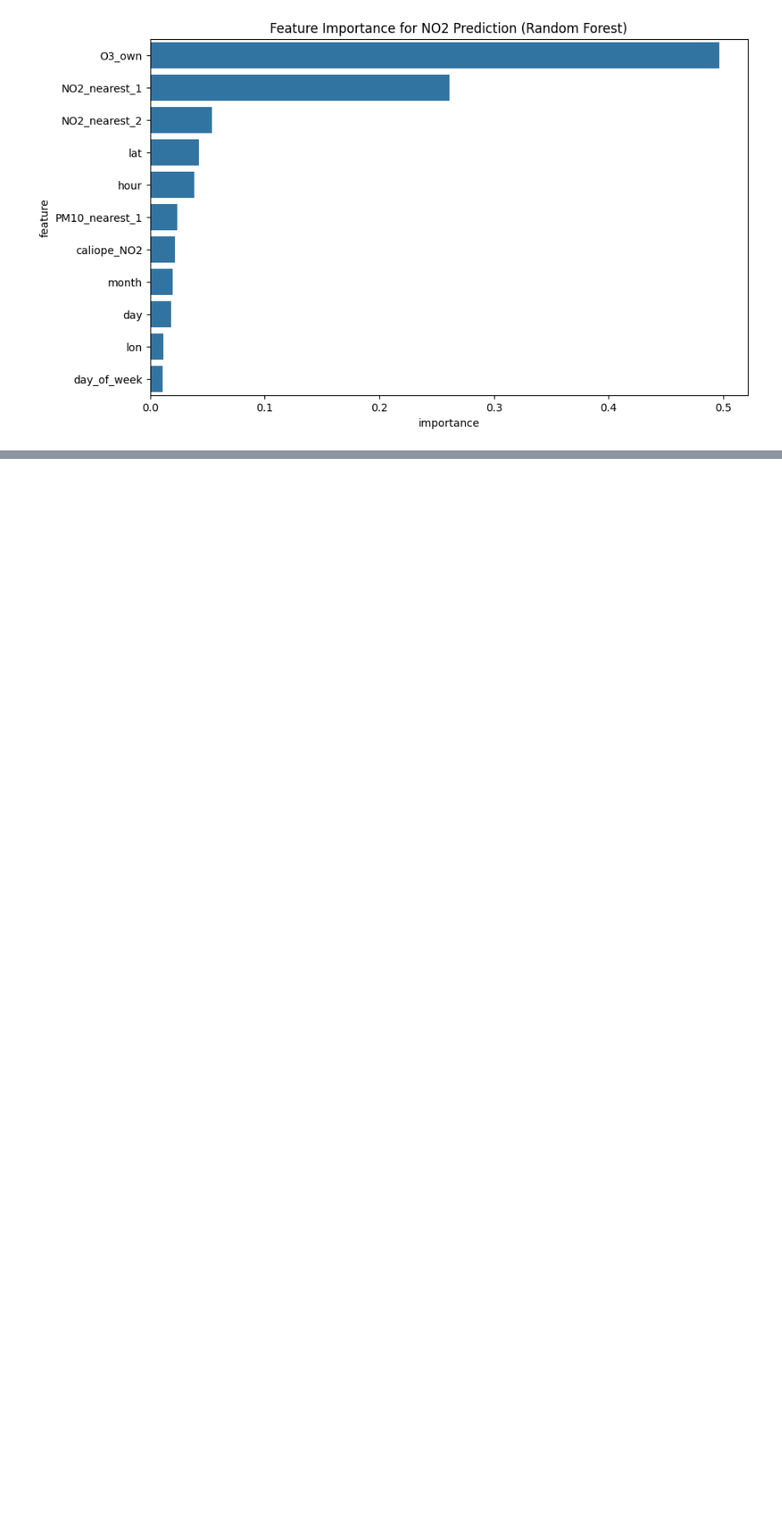
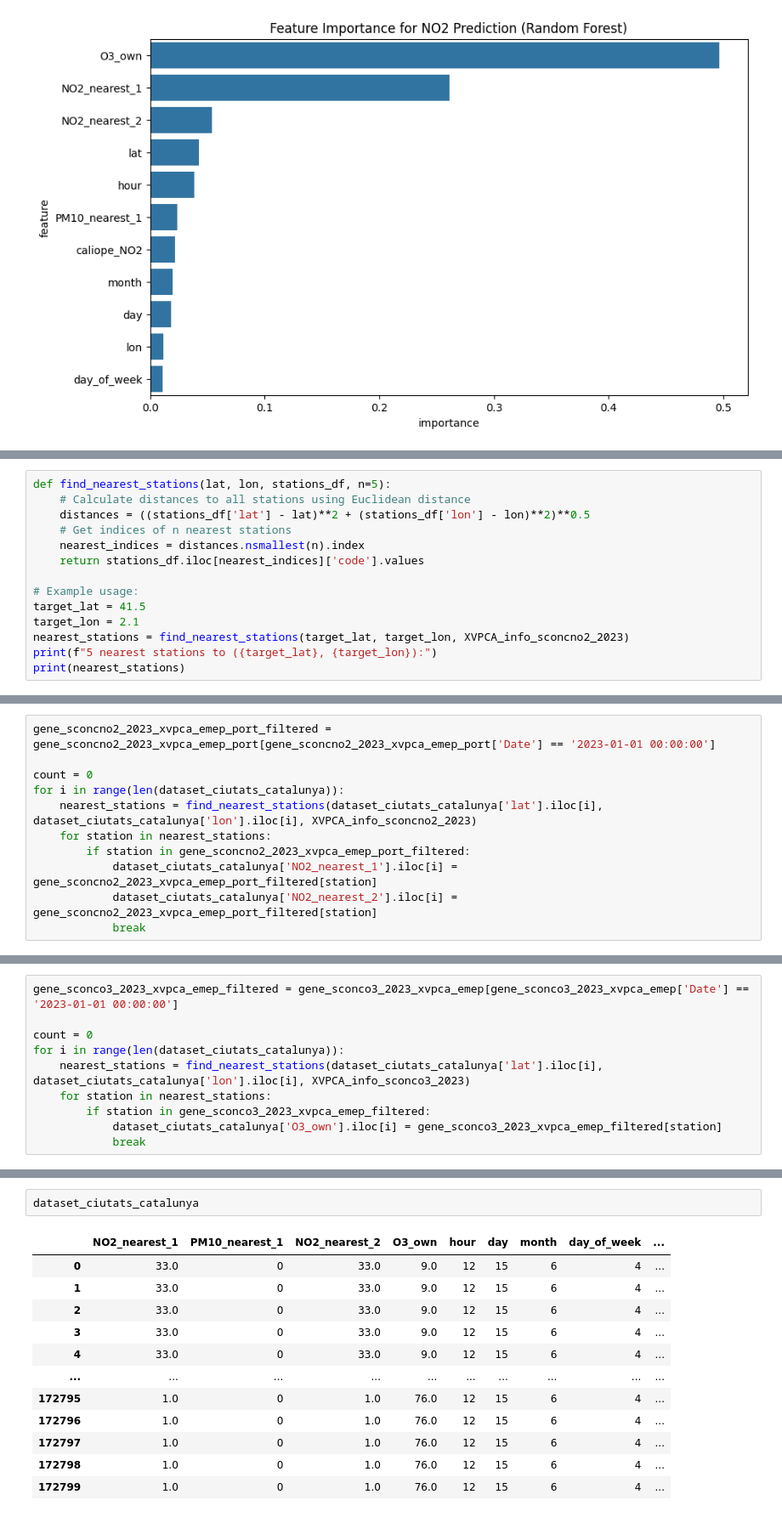
Before and after one commit to jordi-espasa/hackathon, a Jupyter notebook: caliope_model.ipynb, the cells around one changed output, grey strips where cells are left out. Shown: that part at 85% size. Drawn from its saved outputs; the diff is of its cells as text; blank space fills up the shorter version.

```diff
--- a/caliope_model.ipynb
+++ b/caliope_model.ipynb
@@ -167,0 +215,14 @@ R2 Score: 0.74
+# %%
+def find_nearest_stations(lat, lon, stations_df, n=5):
+    # Calculate distances to all stations using Euclidean distance
+    distances = ((stations_df['lat'] - lat)**2 + (stations_df['lon'] - lon)**2)**0.5
+    # Get indices of n nearest stations
+    nearest_indices = distances.nsmallest(n).index
+    return stations_df.iloc[nearest_indices]['code'].values
+
+# Example usage:
+target_lat = 41.5
+target_lon = 2.1
+nearest_stations = find_nearest_stations(target_lat, target_lon, XVPCA_info_sconcno2_2023)
+print(f"5 nearest stations to ({target_lat}, {target_lon}):")
+print(nearest_stations)
@@ -167,0 +232,11 @@ R2 Score: 0.74
+# %%
+gene_sconcno2_2023_xvpca_emep_port_filtered = gene_sconcno2_2023_xvpca_emep_port[gene_sconcno2_2023_xvpca_emep_port['Date'] == '2023-01-01 00:00:00']
+
+count = 0
+for i in range(len(dataset_ciutats_catalunya)):
+    nearest_stations = find_nearest_stations(dataset_ciutats_catalunya['lat'].iloc[i], dataset_ciutats_catalunya['lon'].iloc[i], XVPCA_info_sconcno2_2023)
+    for station in nearest_stations:
+        if station in gene_sconcno2_2023_xvpca_emep_port_filtered:
+            dataset_ciutats_catalunya['NO2_nearest_1'].iloc[i] = gene_sconcno2_2023_xvpca_emep_port_filtered[station]
+            dataset_ciutats_catalunya['NO2_nearest_2'].iloc[i] = gene_sconcno2_2023_xvpca_emep_port_filtered[station]
+            break
@@ -167,0 +261,10 @@ R2 Score: 0.74
+# %%
+gene_sconco3_2023_xvpca_emep_filtered = gene_sconco3_2023_xvpca_emep[gene_sconco3_2023_xvpca_emep['Date'] == '2023-01-01 00:00:00']
+
+count = 0
+for i in range(len(dataset_ciutats_catalunya)):
+    nearest_stations = find_nearest_stations(dataset_ciutats_catalunya['lat'].iloc[i], dataset_ciutats_catalunya['lon'].iloc[i], XVPCA_info_sconco3_2023)
+    for station in nearest_stations:
+        if station in gene_sconco3_2023_xvpca_emep_filtered:
+            dataset_ciutats_catalunya['O3_own'].iloc[i] = gene_sconco3_2023_xvpca_emep_filtered[station]
+            break
@@ -167,0 +282,15 @@ R2 Score: 0.74
+# %%
+dataset_ciutats_catalunya
+# %% [output]
+|  | NO2_nearest_1 | PM10_nearest_1 | NO2_nearest_2 | O3_own | hour | day | month | day_of_week | ... |
+| 0 | 33.0 | 0 | 33.0 | 9.0 | 12 | 15 | 6 | 4 | ... |
+| 1 | 33.0 | 0 | 33.0 | 9.0 | 12 | 15 | 6 | 4 | ... |
+| 2 | 33.0 | 0 | 33.0 | 9.0 | 12 | 15 | 6 | 4 | ... |
+| 3 | 33.0 | 0 | 33.0 | 9.0 | 12 | 15 | 6 | 4 | ... |
+| 4 | 33.0 | 0 | 33.0 | 9.0 | 12 | 15 | 6 | 4 | ... |
+| ... | ... | ... | ... | ... | ... | ... | ... | ... | ... |
+| 172795 | 1.0 | 0 | 1.0 | 76.0 | 12 | 15 | 6 | 4 | ... |
+| 172796 | 1.0 | 0 | 1.0 | 76.0 | 12 | 15 | 6 | 4 | ... |
+| 172797 | 1.0 | 0 | 1.0 | 76.0 | 12 | 15 | 6 | 4 | ... |
+| 172798 | 1.0 | 0 | 1.0 | 76.0 | 12 | 15 | 6 | 4 | ... |
+| 172799 | 1.0 | 0 | 1.0 | 76.0 | 12 | 15 | 6 | 4 | ... |
```
Also changed, not shown: parts of 12 cells of this notebook, 4 other files.
